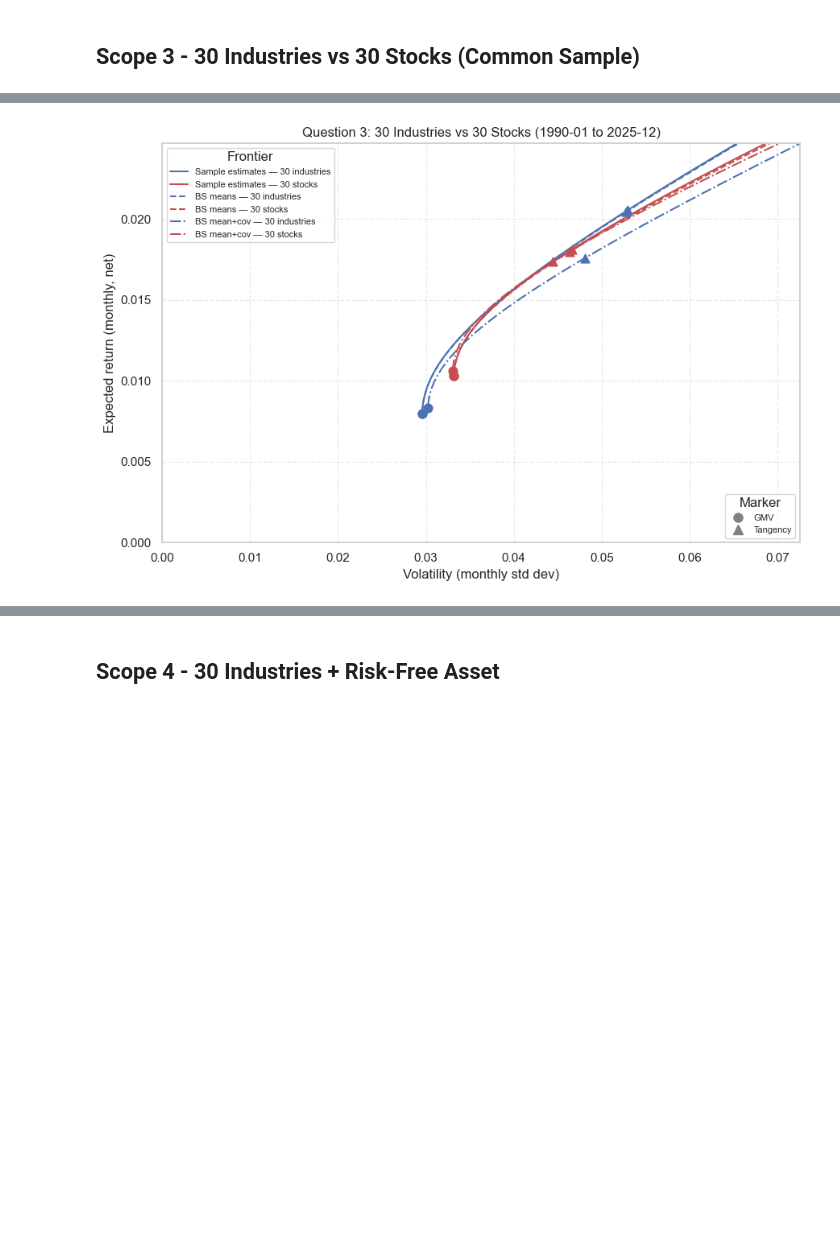
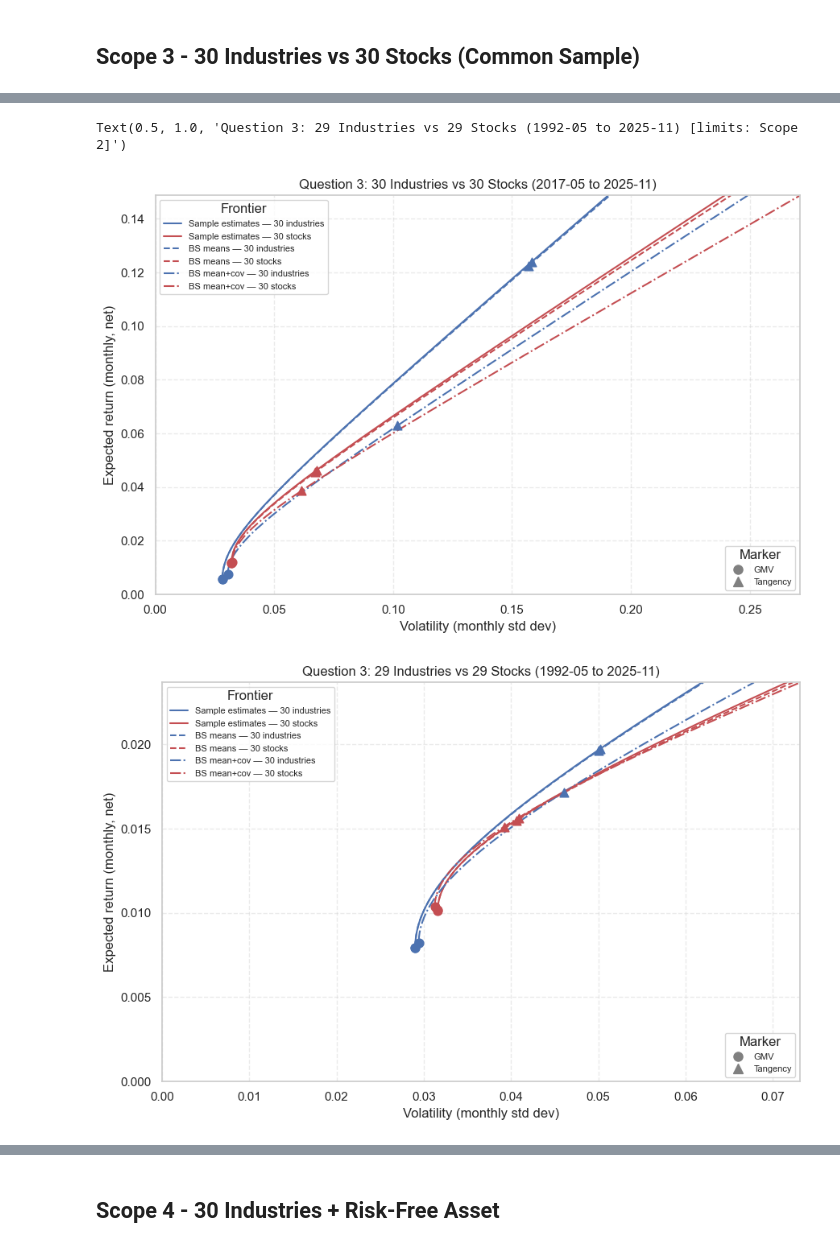
Before and after one commit to eomoran/fin41360-group-asst, a Jupyter notebook: fin41360_report.ipynb, the cells around one changed output, grey strips where cells are left out. Drawn from its saved outputs; the diff is of its cells as text; code cells hidden in the pictures; blank space fills up the shorter version.

Commit message:
Add Scope 3 coal sensitivity reporting, ADR, and plotting comparisons

```diff
--- a/fin41360_report.ipynb
+++ b/fin41360_report.ipynb
@@ -95,6 +96,15 @@ _ = plot_scope2_overlay(scope2, **PLOT_DEFAULTS)
 # %% [markdown]
 ## Scope 3 - 30 Industries vs 30 Stocks (Common Sample)
 # %%
-scope3 = run_scope3_industries_vs_stocks(ind, stocks, rf_gross, cov_shrink=0.1)
-scope3['inputs']
+scope3_sensitivity = run_scope3_sensitivity_with_and_without_coal(
+    ind_gross=ind,
+    stocks_gross=stocks,
+    rf_gross=rf_gross,
+    cov_shrink=0.1,
+)
+scope3_with_coal = scope3_sensitivity['with_coal_30']
+scope3_drop_coal = scope3_sensitivity['drop_coal_29']
+scope3_window_summary = scope3_sensitivity['industry_stability']['summary_window_table']
+scope3 = scope3_with_coal  # keep baseline alias for backward compatibility
+scope3_sensitivity['diagnostics']
 # %% [output]
@@ -145,4 +145,36 @@ scope3['diagnostics']
 # %%
-_ = plot_scope3_overlay(scope3, **PLOT_DEFAULTS)
+# Scope 3 baseline plots
+fig_scope3_with_coal = plot_scope3_overlay(scope3_with_coal, **PLOT_DEFAULTS)
+fig_scope3_drop_coal = plot_scope3_overlay(scope3_drop_coal, **PLOT_DEFAULTS)
+
+# 3rd plot: with_coal_30 on drop_coal_29 axis limits
+drop_xlim = fig_scope3_drop_coal.axes[0].get_xlim()
+drop_ylim = fig_scope3_drop_coal.axes[0].get_ylim()
+fig_scope3_with_on_drop_limits = plot_scope3_overlay(scope3_with_coal, **PLOT_DEFAULTS)
+ax3 = fig_scope3_with_on_drop_limits.axes[0]
+ax3.set_xlim(drop_xlim)
+ax3.set_ylim(drop_ylim)
+ax3.set_title(ax3.get_title() + ' [limits: drop_coal_29]')
+
+# 4th and 5th plots: both Scope 3 scenarios on Scope 2 axis limits
+import matplotlib.pyplot as plt
+fig_scope2_limits = plot_scope2_overlay(scope2, **PLOT_DEFAULTS)
+scope2_xlim = fig_scope2_limits.axes[0].get_xlim()
+scope2_ylim = fig_scope2_limits.axes[0].get_ylim()
+plt.close(fig_scope2_limits)
+
+fig_scope3_with_on_scope2_limits = plot_scope3_overlay(scope3_with_coal, **PLOT_DEFAULTS)
+ax4 = fig_scope3_with_on_scope2_limits.axes[0]
+ax4.set_xlim(scope2_xlim)
+ax4.set_ylim(scope2_ylim)
+ax4.set_title(ax4.get_title() + ' [limits: Scope 2]')
+
+fig_scope3_drop_on_scope2_limits = plot_scope3_overlay(scope3_drop_coal, **PLOT_DEFAULTS)
+ax5 = fig_scope3_drop_on_scope2_limits.axes[0]
+ax5.set_xlim(scope2_xlim)
+ax5.set_ylim(scope2_ylim)
+ax5.set_title(ax5.get_title() + ' [limits: Scope 2]')
 # %% [output]
+Text(0.5, 1.0, 'Question 3: 29 Industries vs 29 Stocks (1992-05 to 2025-11) [limits: Scope 2]')
-[figure, old version]
+[figure, new version]
+[figure, added]
```
Also changed, not shown: parts of 8 cells of this notebook, 7 other files.
